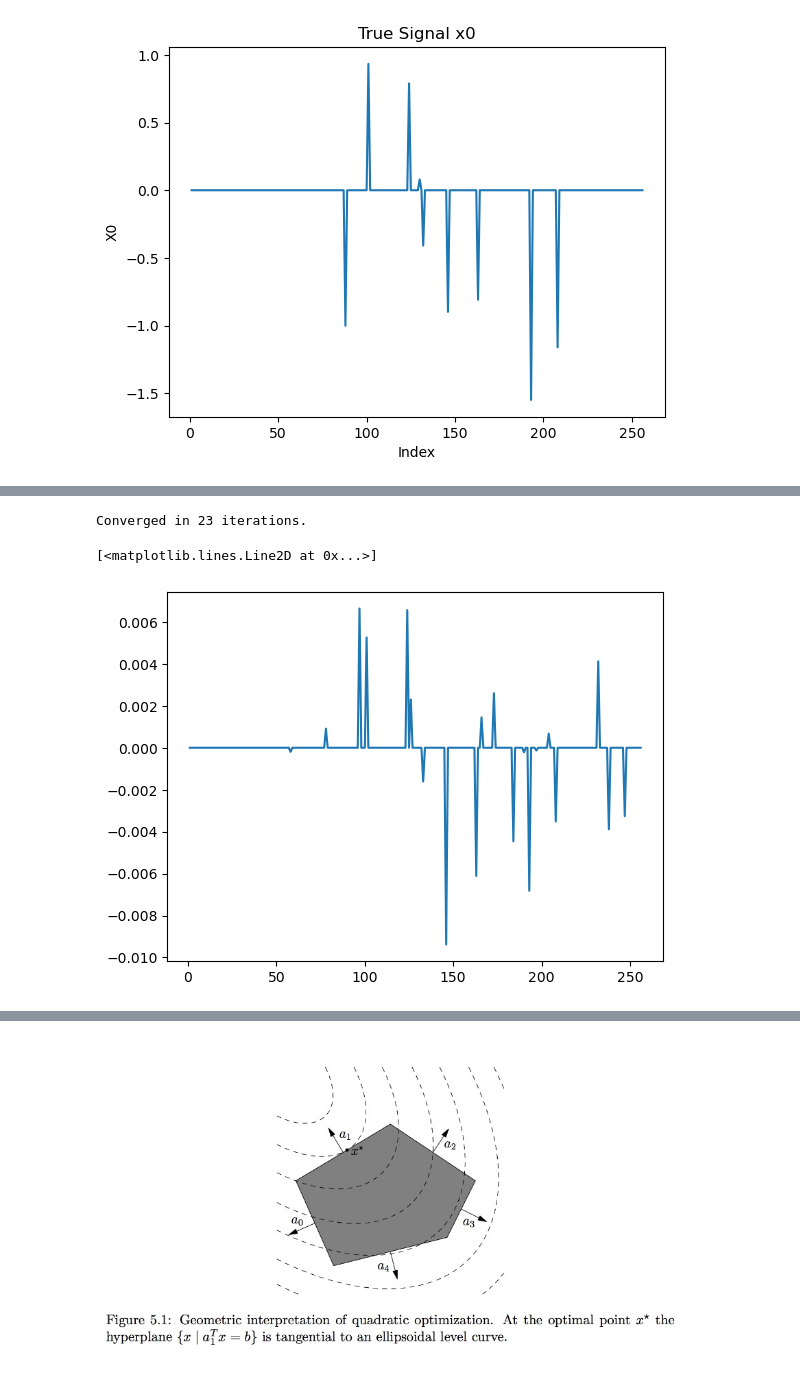
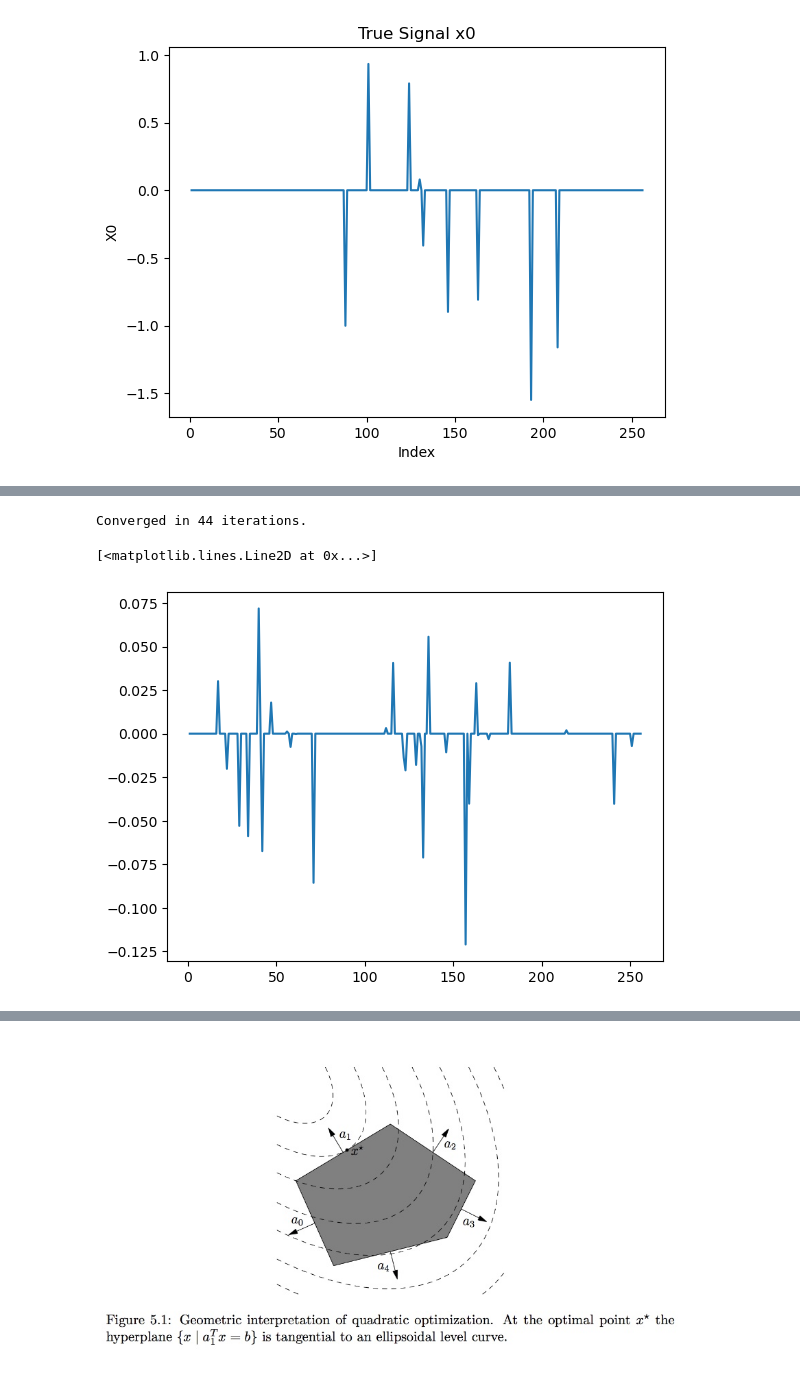
Before and after one commit to feizhe/STAT_207, a Jupyter notebook: Notes/12.LP.ipynb, the cells around one changed output, grey strips where cells are left out. Drawn from its saved outputs; the diff is of its cells as text; code cells hidden in the pictures.

```diff
--- a/Notes/12.LP.ipynb
+++ b/Notes/12.LP.ipynb
@@ -230,7 +234,8 @@ x0[nonzero_indices] = np.random.randn(s)
 A = np.random.randn(m, n) / m
 
 # Subsample by multiplexing
-y = A.dot(x0)
+y = A.dot(x0)+ 0.5 * np.random.randn(m)
+
 
 # Plot the true signal
 plt.figure()
@@ -243,7 +248,7 @@ plt.show()
 [figure]
 # %%
 # Example usage
-lambda_ = 0.01
+lambda_ = .1
 
 beta = lasso_coordinate_descent(A, y, lambda_,
                                verbose = True)
@@ -256,20 +261,3 @@ Converged in 3 iterations.
-# %%
-# Range of lambda values
-lambda_values = np.logspace(-1,-2, 100)
-
-# Store the coefficients for each lambda
-coefficients = []
-errors = []
-
-for lambda_ in lambda_values:
-    beta = lasso_coordinate_descent(A, y, lambda_)
-    coefficients.append(beta)
-    predictions = A @ beta
-    error = np.mean((y - predictions) ** 2)  # Mean Squared Error
-    errors.append(error)
-
-coefficients = np.array(coefficients)
-errors = np.array(errors)
 # %%
 def lasso_greedy_coordinate_descent(X, y, lambda_, num_iters=100, tol=1e-4,
                             verbose = False):
@@ -306,13 +294,13 @@ def lasso_greedy_coordinate_descent(X, y, lambda_, num_iters=100, tol=1e-4,
     return beta
 # %%
 # Example usage
-lambda_ = 0.01
+lambda_ = 0.1
 
 beta = lasso_greedy_coordinate_descent(A, y, lambda_,
                                verbose = True)
 
 plt.plot(np.arange(1, n+1), beta)
 # %% [output]
-Converged in 23 iterations.
+Converged in 44 iterations.
 [<matplotlib.lines.Line2D at 0x...>]
-[figure, old version]
+[figure, new version]
```
Also changed, not shown: parts of 15 cells of this notebook, 2 other files.
